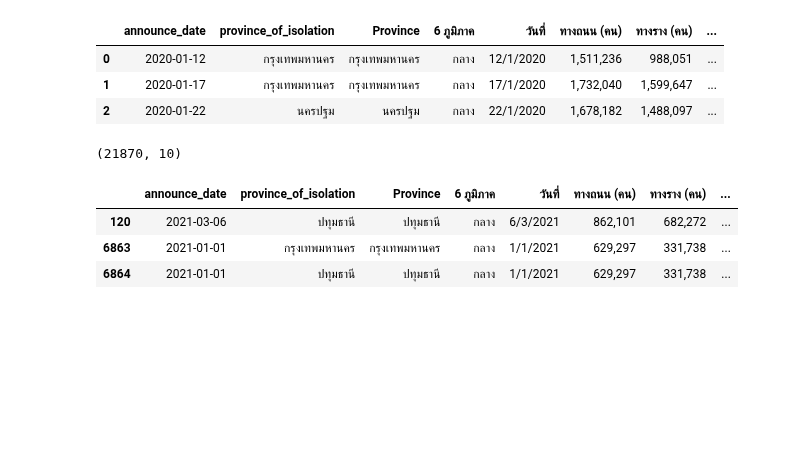
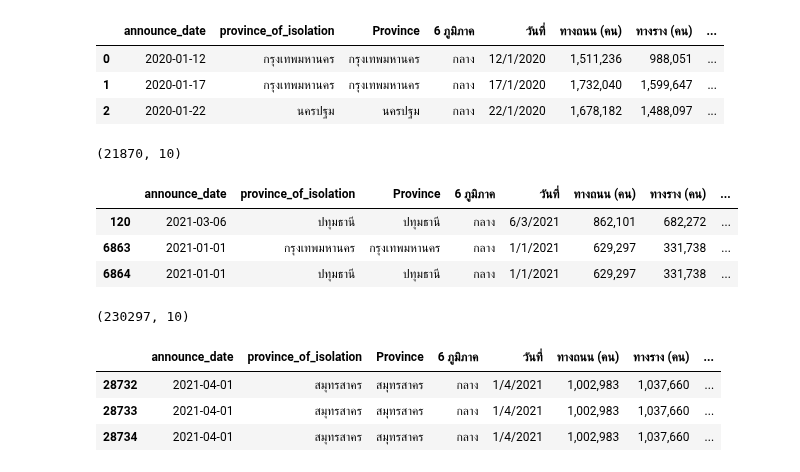
Before and after one commit to Nunticha24/data_viz_2022, a Jupyter notebook: Project_Dinosaur.ipynb, the cells around one changed output. Saved outputs shown, nothing was run; the diff lists cells and outputs as text; code cells hidden in the pictures; blank space fills up the shorter version.

```diff
--- a/Project_Dinosaur.ipynb
+++ b/Project_Dinosaur.ipynb
@@ -448,3 +464,13 @@ covid2021_1.head(3)
 | 120 | 2021-03-06 | ปทุมธานี | ปทุมธานี | กลาง | 6/3/2021 | 862,101 | 682,272 | ... |
 | 6863 | 2021-01-01 | กรุงเทพมหานคร | กรุงเทพมหานคร | กลาง | 1/1/2021 | 629,297 | 331,738 | ... |
 | 6864 | 2021-01-01 | ปทุมธานี | ปทุมธานี | กลาง | 1/1/2021 | 629,297 | 331,738 | ... |
+# %%
+covid2021_2 = all_data[(all_data['announce_date'] >= '2021-04-01') & (all_data['announce_date'] < '2021-07-01')] #เลือกข้อมูลไตรมาสสองของปี 2021
+print(covid2021_2.shape)
+covid2021_2.head(3)
+# %% [output]
+(230297, 10)
+|  | announce_date | province_of_isolation | Province | 6 ภูมิภาค | วันที่ | ทางถนน (คน) | ทางราง (คน) | ... |
+| 28732 | 2021-04-01 | สมุทรสาคร | สมุทรสาคร | กลาง | 1/4/2021 | 1,002,983 | 1,037,660 | ... |
+| 28733 | 2021-04-01 | สมุทรสาคร | สมุทรสาคร | กลาง | 1/4/2021 | 1,002,983 | 1,037,660 | ... |
+| 28734 | 2021-04-01 | สมุทรสาคร | สมุทรสาคร | กลาง | 1/4/2021 | 1,002,983 | 1,037,660 | ... |
```
Also changed, not shown: parts of 8 cells of this notebook.
